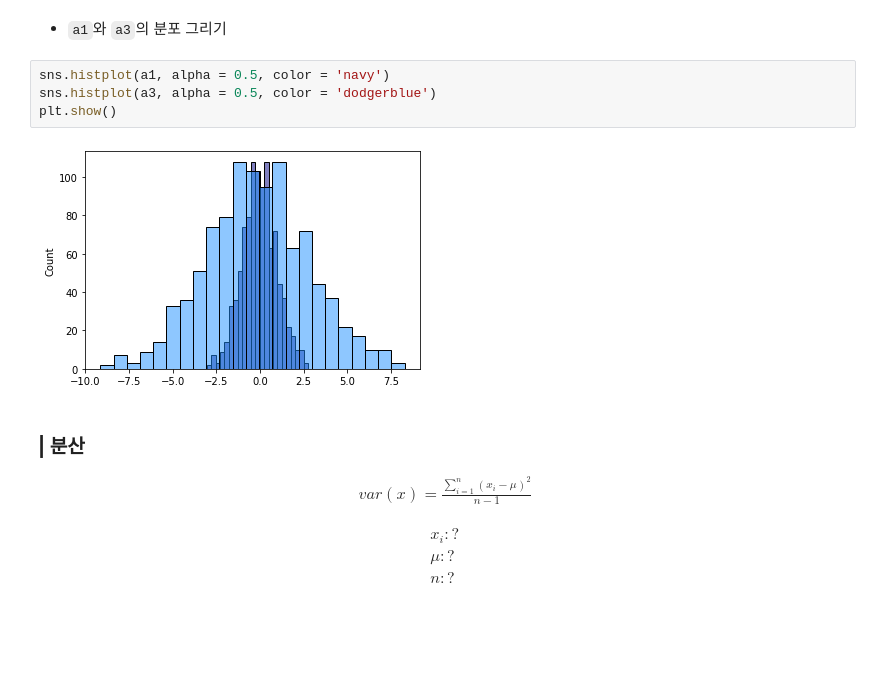
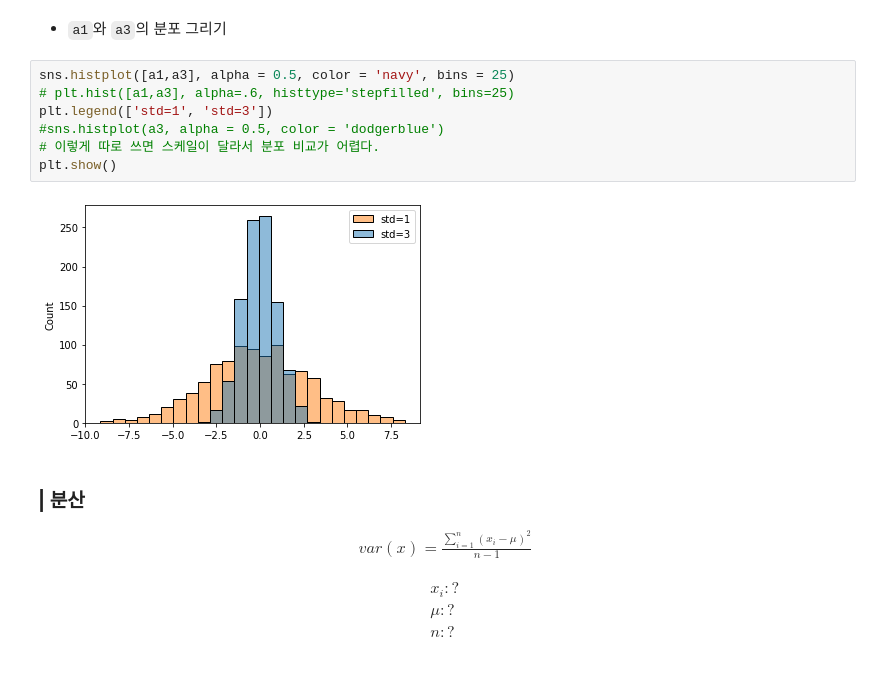
Before and after one commit to PomesHouse/SkillTreePython-DataAnalysis, a Jupyter notebook: 03.통계기반데이터분석/ch03_05_기초통계_산포통계량.ipynb, the cells around one changed output. Drawn from its saved outputs; the diff is of its cells as text; blank space fills up the shorter version.

```diff
--- a/03.통계기반데이터분석/ch03_05_기초통계_산포통계량.ipynb
+++ b/03.통계기반데이터분석/ch03_05_기초통계_산포통계량.ipynb
@@ -56,11 +56,14 @@ s3 = pd.Series(a3)
 # %% [markdown]
 * `a1`와 `a3`의 분포 그리기
 # %%
-sns.histplot(a1, alpha = 0.5, color = 'navy')
-sns.histplot(a3, alpha = 0.5, color = 'dodgerblue')
+sns.histplot([a1,a3], alpha = 0.5, color = 'navy', bins = 25)
+# plt.hist([a1,a3], alpha=.6, histtype='stepfilled', bins=25)
+plt.legend(['std=1', 'std=3'])
+#sns.histplot(a3, alpha = 0.5, color = 'dodgerblue')
+# 이렇게 따로 쓰면 스케일이 달라서 분포 비교가 어렵다.
 plt.show()
 # %% [output]
-[figure, old version]
+[figure, new version]
 # %% [markdown]
 ### **| 분산**
 
```
Also changed, not shown: parts of 8 cells of this notebook.
